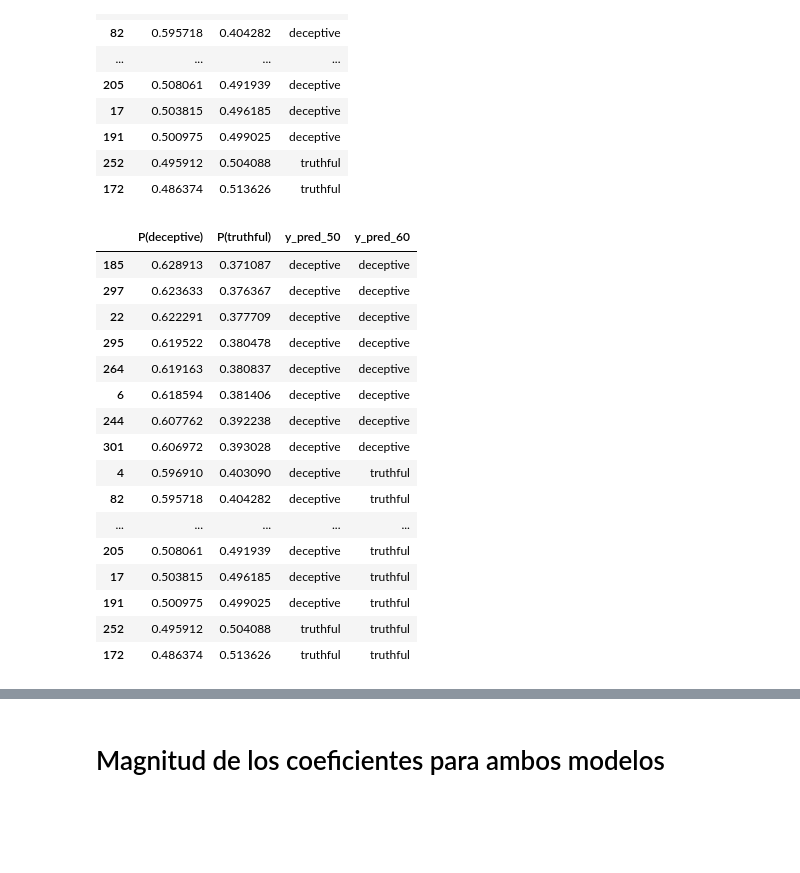
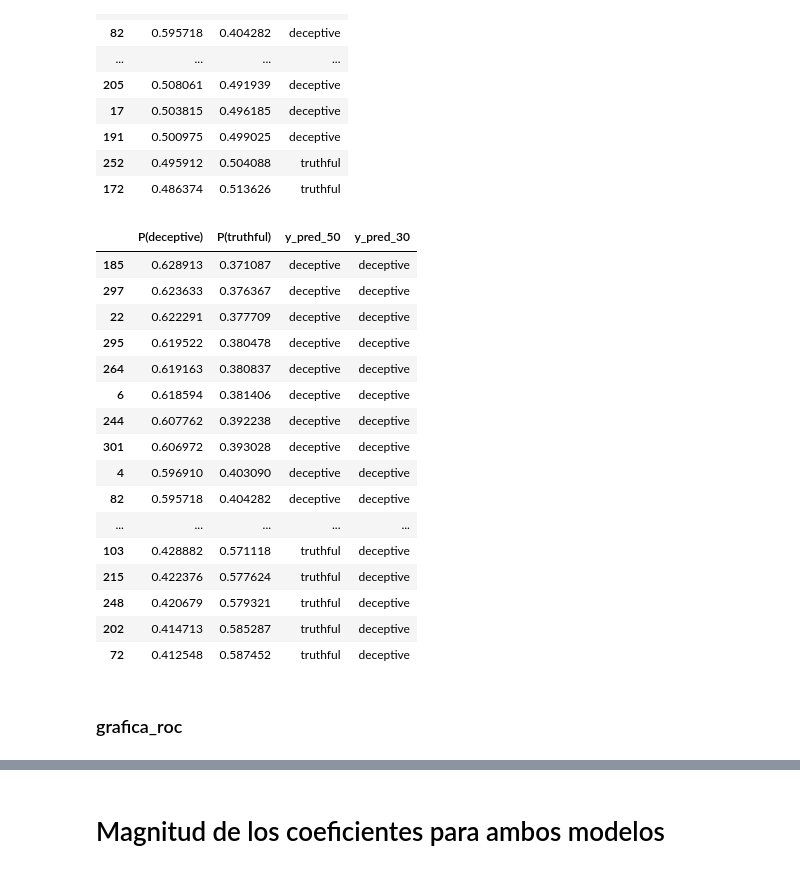
Before and after one commit to AnIsAsPe/LogisticRegression_SpamOpinion, a Jupyter notebook: Notebooks/Clasificador_reseñas_Regresión_logística_.ipynb, the cells around one changed output, grey strips where cells are left out. Drawn from its saved outputs; the diff is of its cells as text; code cells hidden in the pictures; blank space fills up the shorter version.

```diff
--- a/Notebooks/Clasificador_reseñas_Regresión_logística_.ipynb
+++ b/Notebooks/Clasificador_reseñas_Regresión_logística_.ipynb
@@ -436,11 +483,11 @@ predicciones.sort_values('P(deceptive)',
 | 252 | 0.495912 | 0.504088 | truthful |
 | 172 | 0.486374 | 0.513626 | truthful |
 # %%
-predicciones['y_pred_60'] = np.where( predicciones['P(deceptive)'] > .6, 'deceptive', 'truthful')
+predicciones['y_pred_30'] = np.where( predicciones['P(deceptive)'] > .3, 'deceptive', 'truthful')
 predicciones.sort_values('P(deceptive)',
-                         ascending=False).iloc[125:165]
+                         ascending=False).iloc[125:185]
 # %% [output]
-|  | P(deceptive) | P(truthful) | y_pred_50 | y_pred_60 |
+|  | P(deceptive) | P(truthful) | y_pred_50 | y_pred_30 |
 | 185 | 0.628913 | 0.371087 | deceptive | deceptive |
 | 297 | 0.623633 | 0.376367 | deceptive | deceptive |
 | 22 | 0.622291 | 0.377709 | deceptive | deceptive |
@@ -449,11 +496,13 @@ predicciones.sort_values('P(deceptive)',
 | 6 | 0.618594 | 0.381406 | deceptive | deceptive |
 | 244 | 0.607762 | 0.392238 | deceptive | deceptive |
 | 301 | 0.606972 | 0.393028 | deceptive | deceptive |
-| 4 | 0.596910 | 0.403090 | deceptive | truthful |
-| 82 | 0.595718 | 0.404282 | deceptive | truthful |
+| 4 | 0.596910 | 0.403090 | deceptive | deceptive |
+| 82 | 0.595718 | 0.404282 | deceptive | deceptive |
 | ... | ... | ... | ... | ... |
-| 205 | 0.508061 | 0.491939 | deceptive | truthful |
-| 17 | 0.503815 | 0.496185 | deceptive | truthful |
-| 191 | 0.500975 | 0.499025 | deceptive | truthful |
-| 252 | 0.495912 | 0.504088 | truthful | truthful |
-| 172 | 0.486374 | 0.513626 | truthful | truthful |
+| 103 | 0.428882 | 0.571118 | truthful | deceptive |
+| 215 | 0.422376 | 0.577624 | truthful | deceptive |
+| 248 | 0.420679 | 0.579321 | truthful | deceptive |
+| 202 | 0.414713 | 0.585287 | truthful | deceptive |
+| 72 | 0.412548 | 0.587452 | truthful | deceptive |
+# %% [markdown]
+### grafica_roc
```
Also changed, not shown: parts of 16 cells of this notebook.
